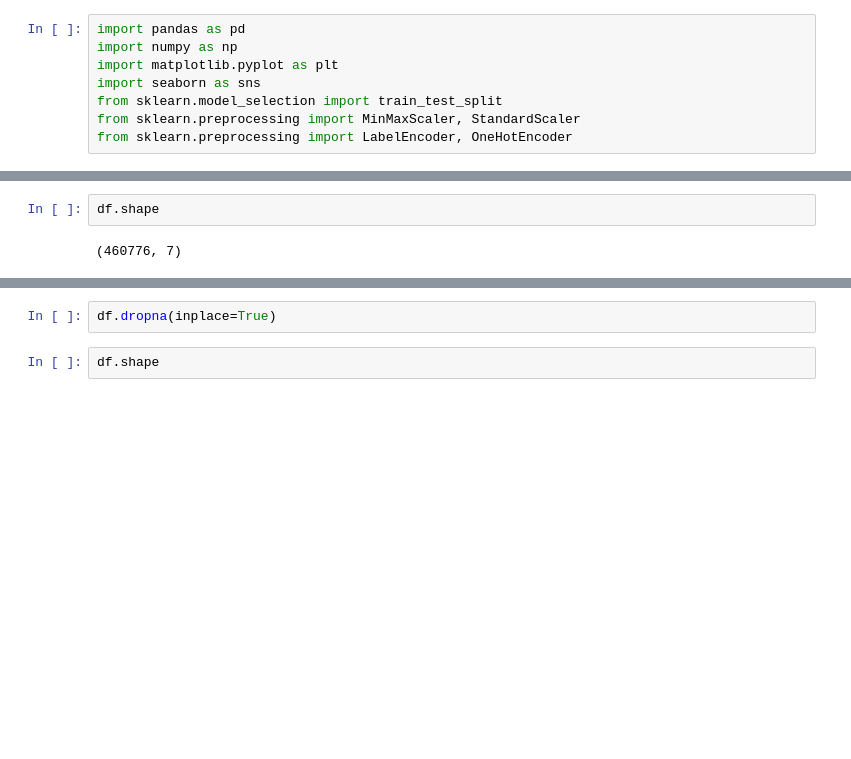
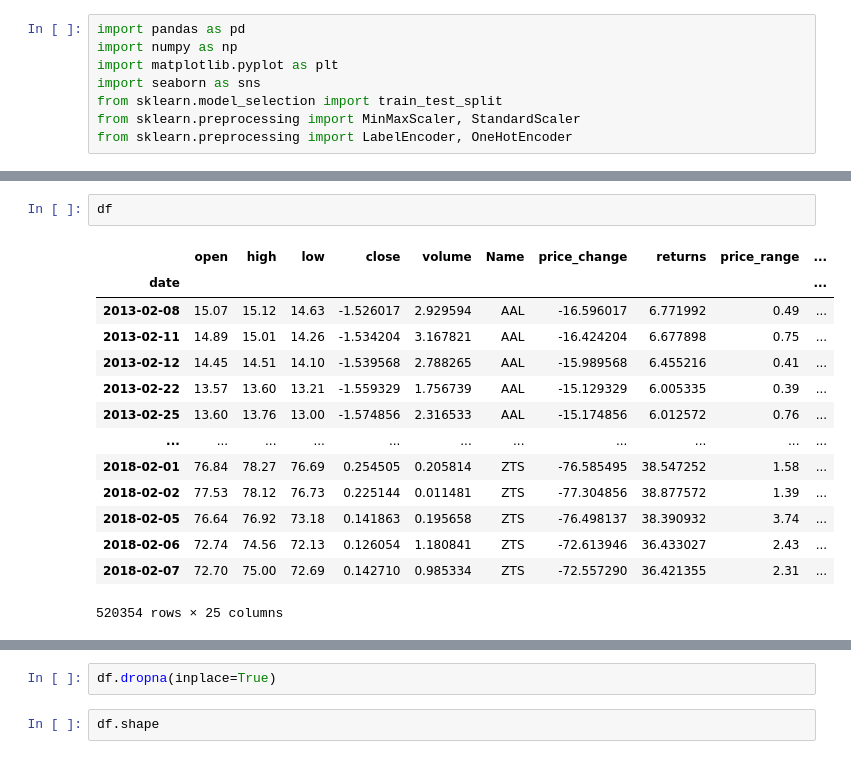
Before and after one commit to adit26data/Predictive_Analysis_DA1_21BCE2651, a Jupyter notebook: Predictive_Analysis_DA_1_21BCE2651.ipynb, the cells around one changed output, grey strips where cells are left out. Drawn from its saved outputs; the diff is of its cells as text; blank space fills up the shorter version.

```diff
--- a/Predictive_Analysis_DA_1_21BCE2651.ipynb
+++ b/Predictive_Analysis_DA_1_21BCE2651.ipynb
@@ -43,4 +217,17 @@ The size of the data is also very huge as compared to the missing values so simp
 # %%
-df.shape
+df
 # %% [output]
+|  | open | high | low | close | volume | Name | price_change | returns | price_range | ... |
+| date |  |  |  |  |  |  |  |  |  | ... |
+| 2013-02-08 | 15.07 | 15.12 | 14.63 | -1.526017 | 2.929594 | AAL | -16.596017 | 6.771992 | 0.49 | ... |
+| 2013-02-11 | 14.89 | 15.01 | 14.26 | -1.534204 | 3.167821 | AAL | -16.424204 | 6.677898 | 0.75 | ... |
+| 2013-02-12 | 14.45 | 14.51 | 14.10 | -1.539568 | 2.788265 | AAL | -15.989568 | 6.455216 | 0.41 | ... |
+| 2013-02-22 | 13.57 | 13.60 | 13.21 | -1.559329 | 1.756739 | AAL | -15.129329 | 6.005335 | 0.39 | ... |
+| 2013-02-25 | 13.60 | 13.76 | 13.00 | -1.574856 | 2.316533 | AAL | -15.174856 | 6.012572 | 0.76 | ... |
+| ... | ... | ... | ... | ... | ... | ... | ... | ... | ... | ... |
+| 2018-02-01 | 76.84 | 78.27 | 76.69 | 0.254505 | 0.205814 | ZTS | -76.585495 | 38.547252 | 1.58 | ... |
+| 2018-02-02 | 77.53 | 78.12 | 76.73 | 0.225144 | 0.011481 | ZTS | -77.304856 | 38.877572 | 1.39 | ... |
+| 2018-02-05 | 76.64 | 76.92 | 73.18 | 0.141863 | 0.195658 | ZTS | -76.498137 | 38.390932 | 3.74 | ... |
+| 2018-02-06 | 72.74 | 74.56 | 72.13 | 0.126054 | 1.180841 | ZTS | -72.613946 | 36.433027 | 2.43 | ... |
+| 2018-02-07 | 72.70 | 75.00 | 72.69 | 0.142710 | 0.985334 | ZTS | -72.557290 | 36.421355 | 2.31 | ... |
-(460776, 7)
+520354 rows × 25 columns
```
Also changed, not shown: parts of 112 cells of this notebook.
